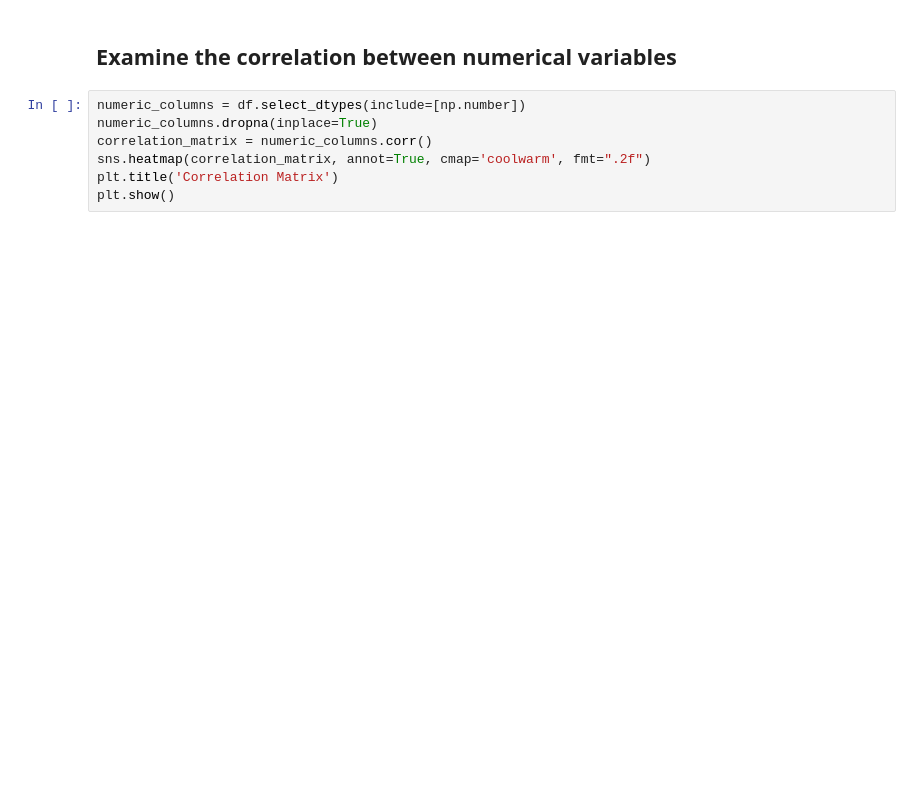
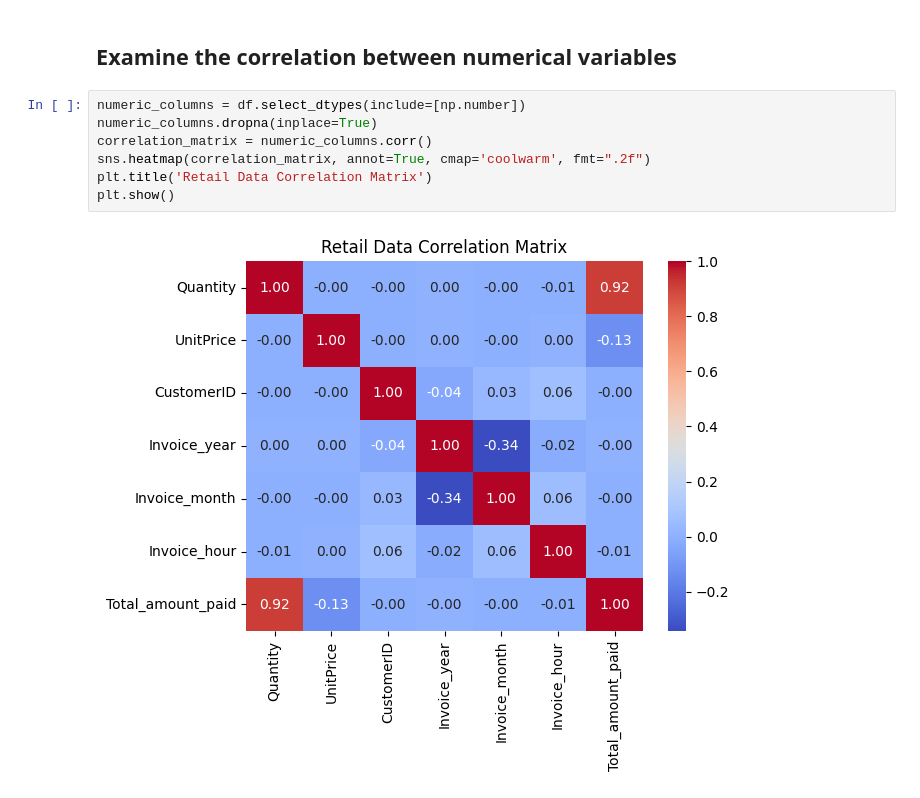
Before and after one commit to francis-del/Retail-Data-Analysis, a Jupyter notebook: retail.ipynb, the cells around one changed output. Cells and saved outputs as stored; diff of their text form; blank space fills up the shorter version.

Commit message:
Update retail.ipynb
Final commit and Analysis done.

```diff
--- a/retail.ipynb
+++ b/retail.ipynb
@@ -219,7 +538,9 @@ plt.show()
 # %%
 numeric_columns = df.select_dtypes(include=[np.number])
 numeric_columns.dropna(inplace=True)
 correlation_matrix = numeric_columns.corr()
 sns.heatmap(correlation_matrix, annot=True, cmap='coolwarm', fmt=".2f")
-plt.title('Correlation Matrix')
+plt.title('Retail Data Correlation Matrix')
 plt.show()
+# %% [output]
+[figure, added]
```
Also changed, not shown: parts of 34 cells of this notebook.
